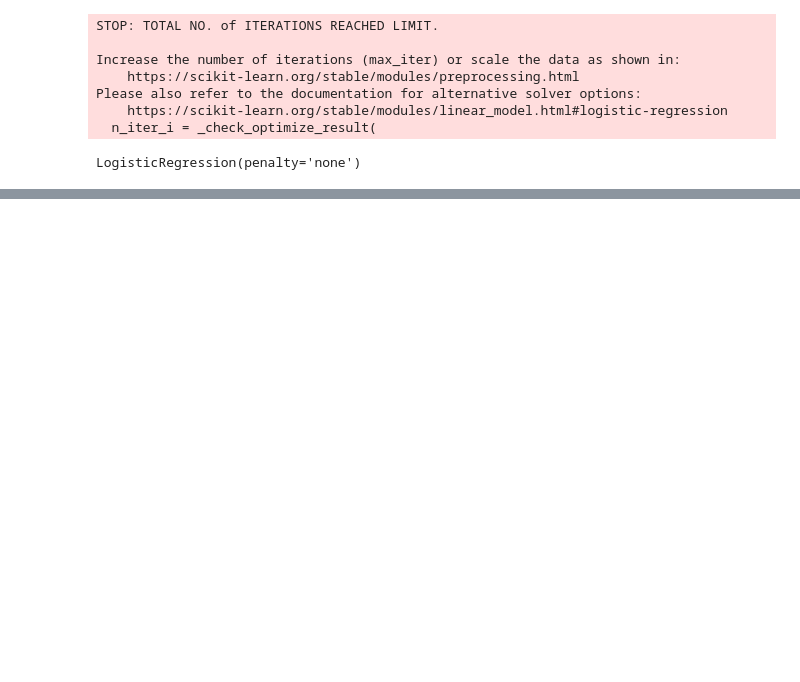
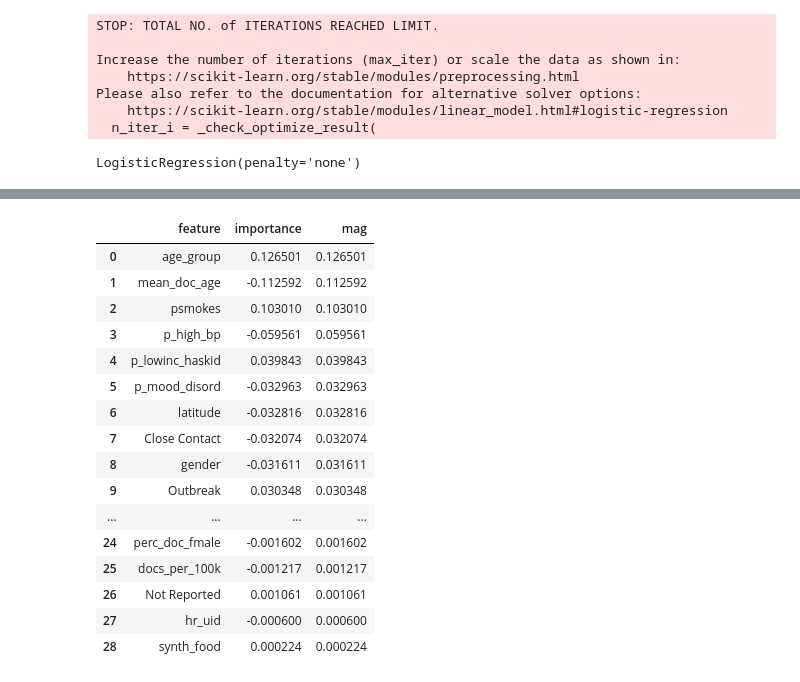
Before and after one commit to DrDeadKnee/model_generalization_demo, a Jupyter notebook: model_training.ipynb, the cells around one changed output, grey strips where cells are left out. Cells and saved outputs as stored; diff of their text form; code cells hidden in the pictures; blank space fills up the shorter version.

```diff
--- a/model_training.ipynb
+++ b/model_training.ipynb
@@ -184,7 +184,7 @@ def split_train_test(data, trainp=0.8):
     """
     train = data.sample(frac=0.8)
     test = data[~data.index.isin(train.index)]
-    return train.reset_index(), test.reset_index()
+    return train.reset_index(drop=True), test.reset_index(drop=True)
 
 train, test = split_train_test(df2)
 # %%
@@ -199,7 +199,7 @@ def split_xy(data, target):
     return data, y
 
 X, y = split_xy(train, "case_status")
-testX, testy = split_xy(train, "case_status")
+testX, testy = split_xy(test, "case_status")
 # %%
 def normalize(X):
     """
@@ -253,0 +290,6 @@ m_x.score
+# %%
+weights = {
+    0: 1 / (1 - np.mean(y)),
+    1: 1 / np.mean(y)
+}
+weights
@@ -253,0 +298,4 @@ m_x.score
+# %%
+m_w = LogisticRegression(penalty='none', class_weight=weights)
+m_w.fit(X, y)
+evaluate(m_w, testX, testy)
@@ -253,0 +314,33 @@ m_x.score
+# %%
+def show_features(m, X):
+    """
+    Takes the model and the predictive data, and returns a dataframe
+    containing the feature importances in order.
+    """
+    names = X.columns
+    coefs = m.coef_[0]
+    features = pd.DataFrame({"feature": names, "importance": coefs})
+    features["mag"] = np.abs(features.importance)
+    features = features.sort_values(by="mag", ascending=False).reset_index(drop=True)
+
+    return features
+
+show_features(m_w, testX)
+# %% [output]
+|  | feature | importance | mag |
+| 0 | age_group | 0.126501 | 0.126501 |
+| 1 | mean_doc_age | -0.112592 | 0.112592 |
+| 2 | psmokes | 0.103010 | 0.103010 |
+| 3 | p_high_bp | -0.059561 | 0.059561 |
+| 4 | p_lowinc_haskid | 0.039843 | 0.039843 |
+| 5 | p_mood_disord | -0.032963 | 0.032963 |
+| 6 | latitude | -0.032816 | 0.032816 |
+| 7 | Close Contact | -0.032074 | 0.032074 |
+| 8 | gender | -0.031611 | 0.031611 |
+| 9 | Outbreak | 0.030348 | 0.030348 |
+| ... | ... | ... | ... |
+| 24 | perc_doc_fmale | -0.001602 | 0.001602 |
+| 25 | docs_per_100k | -0.001217 | 0.001217 |
+| 26 | Not Reported | 0.001061 | 0.001061 |
+| 27 | hr_uid | -0.000600 | 0.000600 |
+| 28 | synth_food | 0.000224 | 0.000224 |
```
Also changed, not shown: parts of 15 cells of this notebook.
